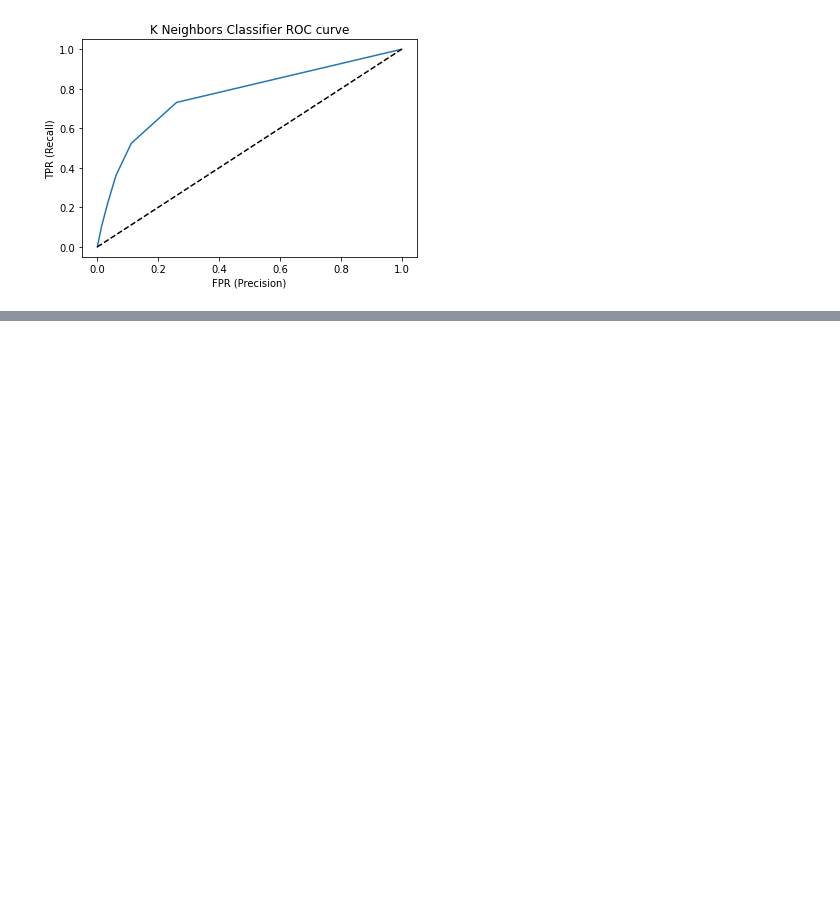
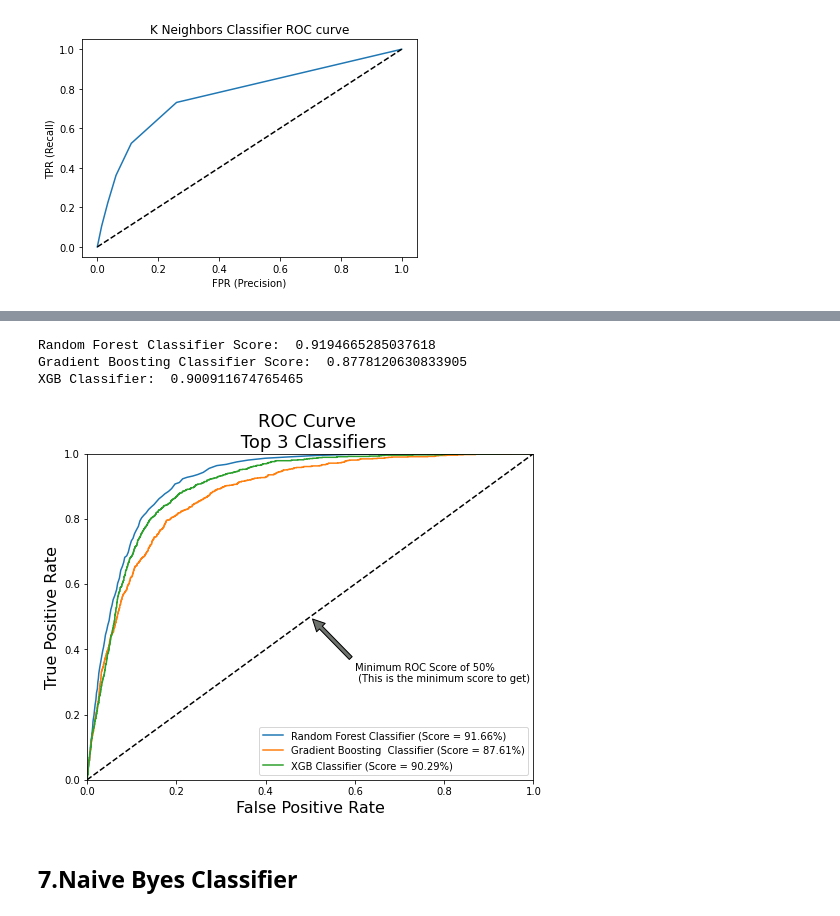
Before and after one commit to YashwantRaul/Supervised-ML-Classification, a Jupyter notebook: Bank_Marketing_Effectiveness_Prediction_Capstone_Project.ipynb, the cells around one changed output, grey strips where cells are left out. Cells and saved outputs as stored; diff of their text form; code cells hidden in the pictures; blank space fills up the shorter version.

```diff
--- a/Bank_Marketing_Effectiveness_Prediction_Capstone_Project.ipynb
+++ b/Bank_Marketing_Effectiveness_Prediction_Capstone_Project.ipynb
@@ -1076,0 +1176,34 @@ plt.show()
+# %%
+#roc_auc_score for different classifiers
+from sklearn.metrics import roc_auc_score
+
+print('Random Forest Classifier Score: ', roc_auc_score(y_test, rf_clf_probability))
+print('Gradient Boosting Classifier Score: ', roc_auc_score(y_test, grb_probability))
+print('XGB Classifier: ', roc_auc_score(y_test, Xgb_probability))
+# %% [output]
+Random Forest Classifier Score:  0.9194665285037618
+Gradient Boosting Classifier Score:  0.8778120630833905
+XGB Classifier:  0.900911674765465
+# %%
+#roc curves
+def graph_roc_curve_multiple(rfc_fpr, rfc_tpr, gb_fpr, gb_tpr, xgb_fpr, xgb_tpr):
+    plt.figure(figsize=(8,6))
+    plt.title('ROC Curve \n Top 3 Classifiers', fontsize=18)
+    plt.plot(rfc_fpr, rfc_tpr, label='Random Forest Classifier (Score = 91.66%)')
+    plt.plot(gb_fpr, gb_tpr, label='Gradient Boosting  Classifier (Score = 87.61%)')
+    plt.plot(xgb_fpr, xgb_tpr, label='XGB Classifier (Score = 90.29%)')
+    plt.plot([0, 1], [0, 1], 'k--')
+    plt.axis([0, 1, 0, 1])
+    plt.xlabel('False Positive Rate', fontsize=16)
+    plt.ylabel('True Positive Rate', fontsize=16)
+    plt.annotate('Minimum ROC Score of 50% \n (This is the minimum score to get)', xy=(0.5, 0.5), xytext=(0.6, 0.3),
+                arrowprops=dict(facecolor='#6E726D', shrink=0.05),
+                )
+    plt.legend()
+
+graph_roc_curve_multiple(rfc_fpr, rfc_tpr, gb_fpr, gb_tpr, xgb_fpr, xgb_tpr)
+plt.show()
+# %% [output]
+[figure, added]
+# %% [markdown]
+## **7.Naive Byes Classifier**
```
Also changed, not shown: parts of 33 cells of this notebook.
